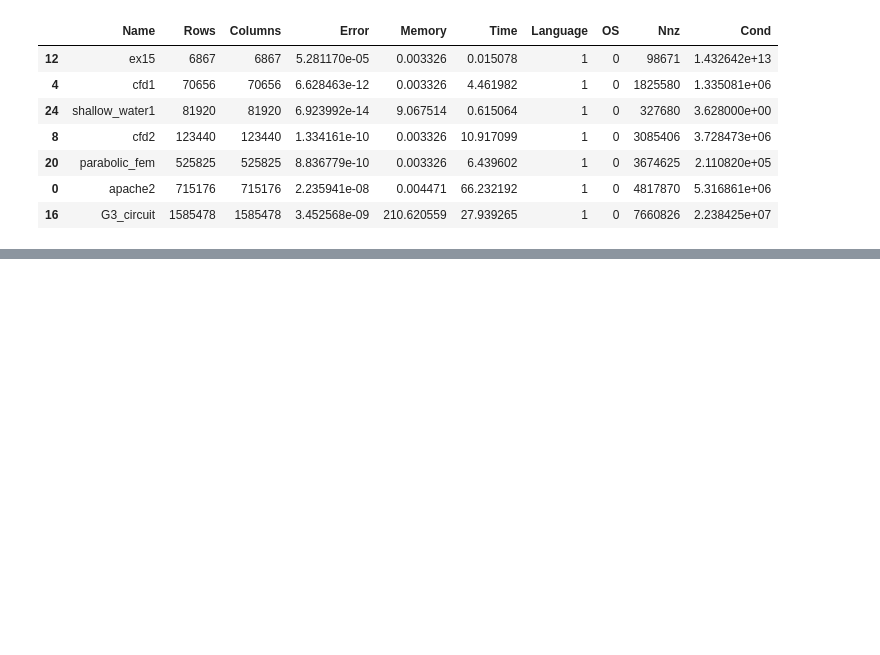
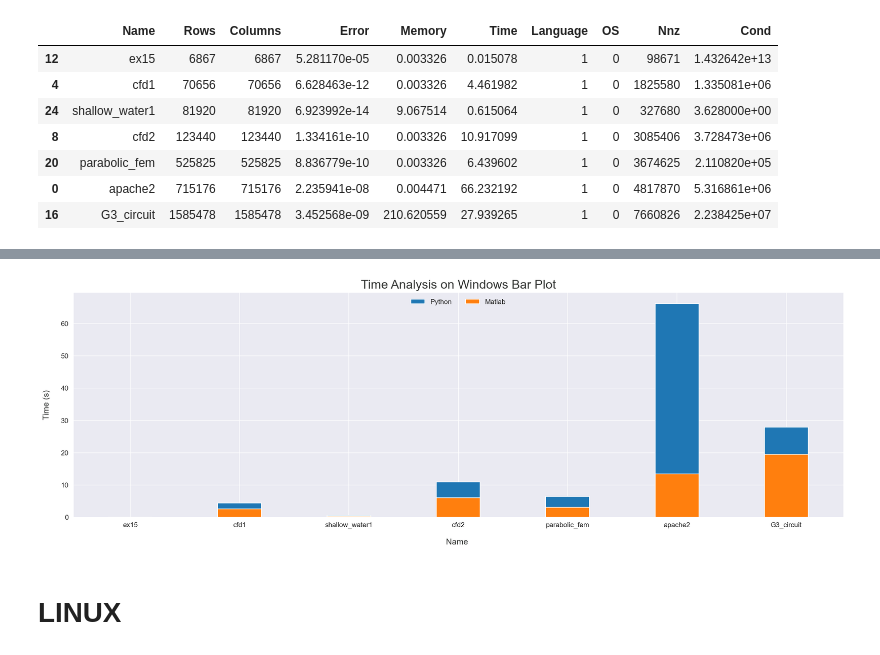
Before and after one commit to simonebenitozzi/cholesky-analysis, a Jupyter notebook: Analysis/model/LanguageCompare.ipynb, the cells around one changed output, grey strips where cells are left out. Saved outputs shown, nothing was run; the diff lists cells and outputs as text; code cells hidden in the pictures; blank space fills up the shorter version.

```diff
--- a/Analysis/model/LanguageCompare.ipynb
+++ b/Analysis/model/LanguageCompare.ipynb
@@ -147,0 +174,6 @@ plot("Name", "Time", windowsPython, windowsMatlab, Y_LABEL="s")
+# %%
+bar_plot("Name", "Time", windowsPython, windowsMatlab,"Time Analysis on Windows", Y_LABEL="s")
+# %% [output]
+[figure, added]
+# %% [markdown]
+# LINUX
```
Also changed, not shown: parts of 21 cells of this notebook.
